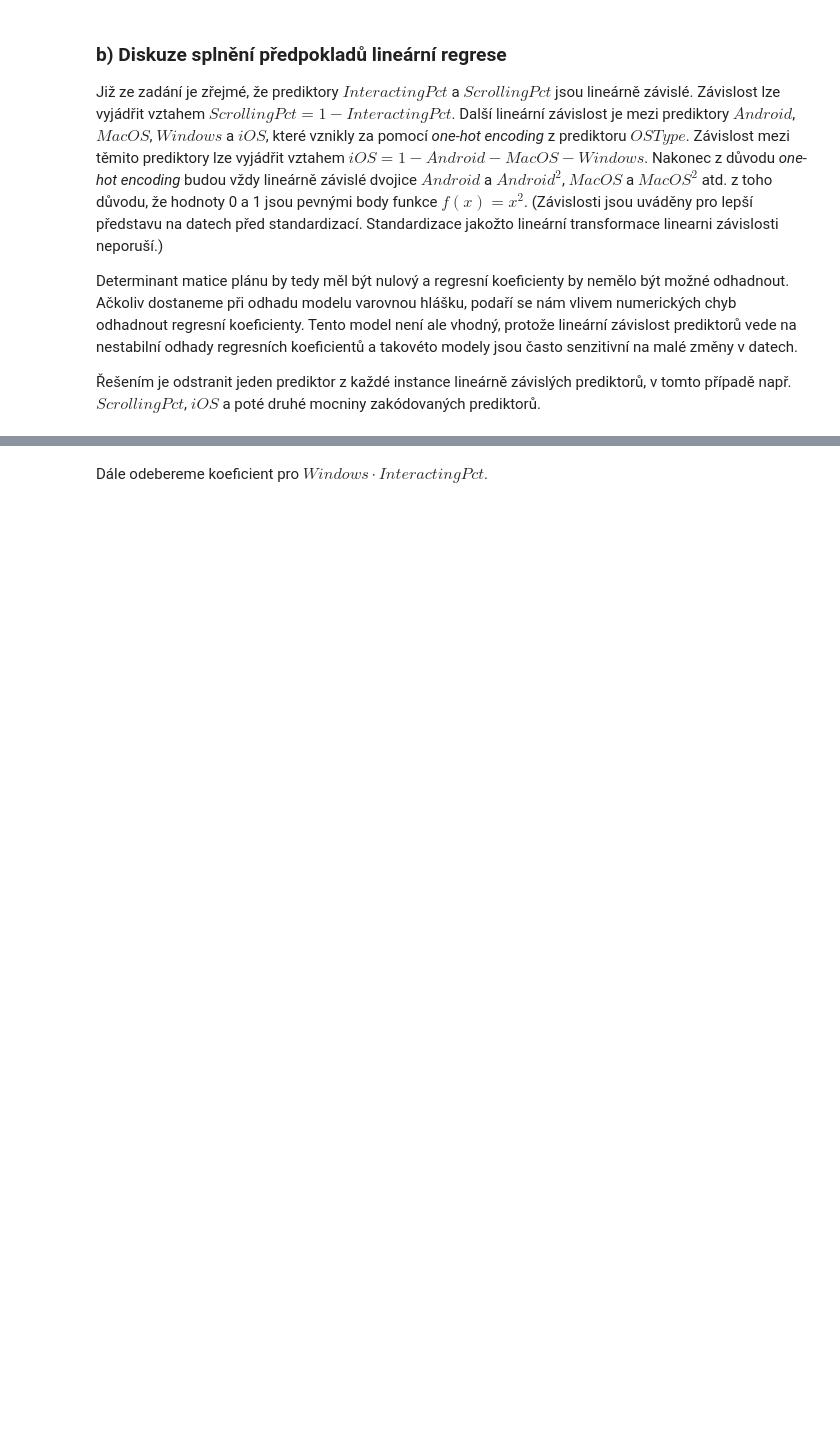
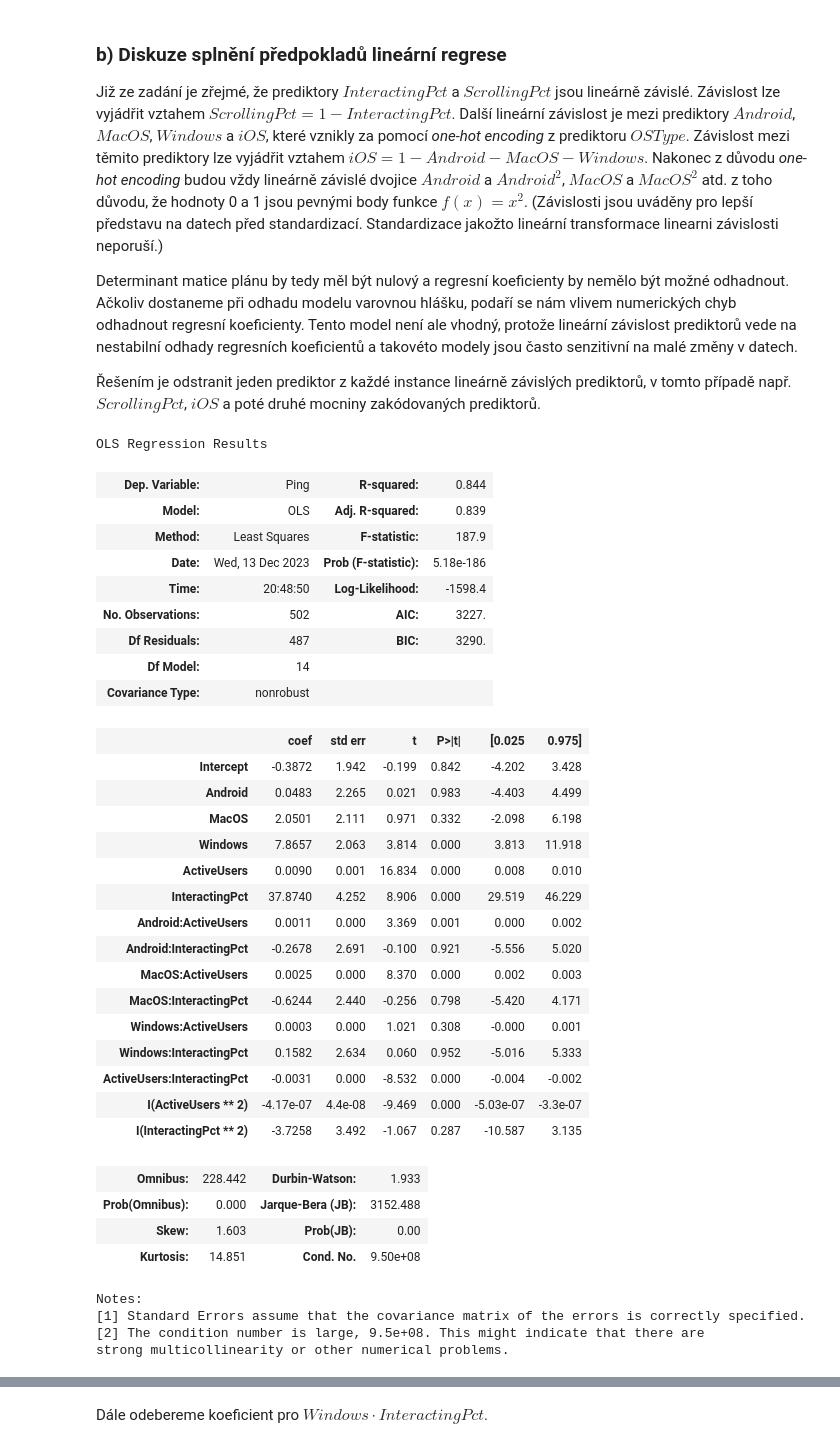
Before and after one commit to xmihol00/MSP, a Jupyter notebook: proj2/proj2.ipynb, the cells around one changed output, grey strips where cells are left out. Drawn from its saved outputs; the diff is of its cells as text; code cells hidden in the pictures; blank space fills up the shorter version.

```diff
--- a/proj2/proj2.ipynb
+++ b/proj2/proj2.ipynb
@@ -306,3 +294,50 @@ Již ze zadání je zřejmé, že prediktory $InteractingPct$ a $ScrollingPct$ j
 Determinant matice plánu by tedy měl být nulový a regresní koeficienty by nemělo být možné odhadnout. Ačkoliv dostaneme při odhadu modelu varovnou hlášku, podaří se nám vlivem numerických chyb odhadnout regresní koeficienty. Tento model není ale vhodný, protože lineární závislost prediktorů vede na nestabilní odhady regresních koeficientů a takovéto modely jsou často senzitivní na malé změny v datech.
 
 Řešením je odstranit jeden prediktor z každé instance lineárně závislých prediktorů, v tomto případě např. $ScrollingPct$, $iOS$ a poté druhé mocniny zakódovaných prediktorů.
+# %%
+model = smf.ols(
+    formula="Ping ~ Android + MacOS + Windows + ActiveUsers + InteractingPct + " +
+            "Android : ActiveUsers + Android : InteractingPct + " +
+            "MacOS : ActiveUsers + MacOS : InteractingPct + " +
+            "Windows : ActiveUsers + Windows : InteractingPct + " +
+            "ActiveUsers : InteractingPct + " +
+            "I(ActiveUsers**2) + I(InteractingPct**2)",
+    data=df2_one_hot
+)
+results = model.fit()
+results.summary()
+# %% [output]
+OLS Regression Results
+| Dep. Variable: | Ping | R-squared: | 0.844 |
+| Model: | OLS | Adj. R-squared: | 0.839 |
+| Method: | Least Squares | F-statistic: | 187.9 |
+| Date: | Wed, 13 Dec 2023 | Prob (F-statistic): | 5.18e-186 |
+| Time: | 20:48:50 | Log-Likelihood: | -1598.4 |
+| No. Observations: | 502 | AIC: | 3227. |
+| Df Residuals: | 487 | BIC: | 3290. |
+| Df Model: | 14 |  |  |
+| Covariance Type: | nonrobust |  |  |
+|  | coef | std err | t | P>|t| | [0.025 | 0.975] |
+| Intercept | -0.3872 | 1.942 | -0.199 | 0.842 | -4.202 | 3.428 |
+| Android | 0.0483 | 2.265 | 0.021 | 0.983 | -4.403 | 4.499 |
+| MacOS | 2.0501 | 2.111 | 0.971 | 0.332 | -2.098 | 6.198 |
+| Windows | 7.8657 | 2.063 | 3.814 | 0.000 | 3.813 | 11.918 |
+| ActiveUsers | 0.0090 | 0.001 | 16.834 | 0.000 | 0.008 | 0.010 |
+| InteractingPct | 37.8740 | 4.252 | 8.906 | 0.000 | 29.519 | 46.229 |
+| Android:ActiveUsers | 0.0011 | 0.000 | 3.369 | 0.001 | 0.000 | 0.002 |
+| Android:InteractingPct | -0.2678 | 2.691 | -0.100 | 0.921 | -5.556 | 5.020 |
+| MacOS:ActiveUsers | 0.0025 | 0.000 | 8.370 | 0.000 | 0.002 | 0.003 |
+| MacOS:InteractingPct | -0.6244 | 2.440 | -0.256 | 0.798 | -5.420 | 4.171 |
+| Windows:ActiveUsers | 0.0003 | 0.000 | 1.021 | 0.308 | -0.000 | 0.001 |
+| Windows:InteractingPct | 0.1582 | 2.634 | 0.060 | 0.952 | -5.016 | 5.333 |
+| ActiveUsers:InteractingPct | -0.0031 | 0.000 | -8.532 | 0.000 | -0.004 | -0.002 |
+| I(ActiveUsers ** 2) | -4.17e-07 | 4.4e-08 | -9.469 | 0.000 | -5.03e-07 | -3.3e-07 |
+| I(InteractingPct ** 2) | -3.7258 | 3.492 | -1.067 | 0.287 | -10.587 | 3.135 |
+| Omnibus: | 228.442 | Durbin-Watson: | 1.933 |
+| Prob(Omnibus): | 0.000 | Jarque-Bera (JB): | 3152.488 |
+| Skew: | 1.603 | Prob(JB): | 0.00 |
+| Kurtosis: | 14.851 | Cond. No. | 9.50e+08 |
+Notes:
+[1] Standard Errors assume that the covariance matrix of the errors is correctly specified.
+[2] The condition number is large, 9.5e+08. This might indicate that there are
+strong multicollinearity or other numerical problems.
```
Also changed, not shown: parts of 18 cells of this notebook.
